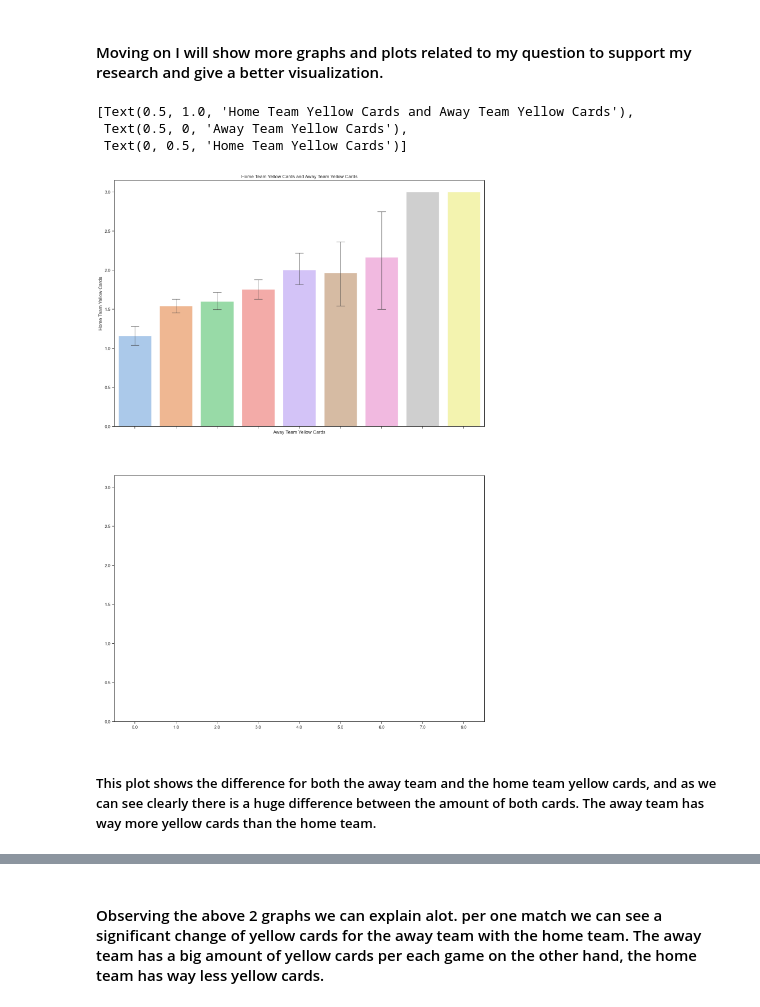
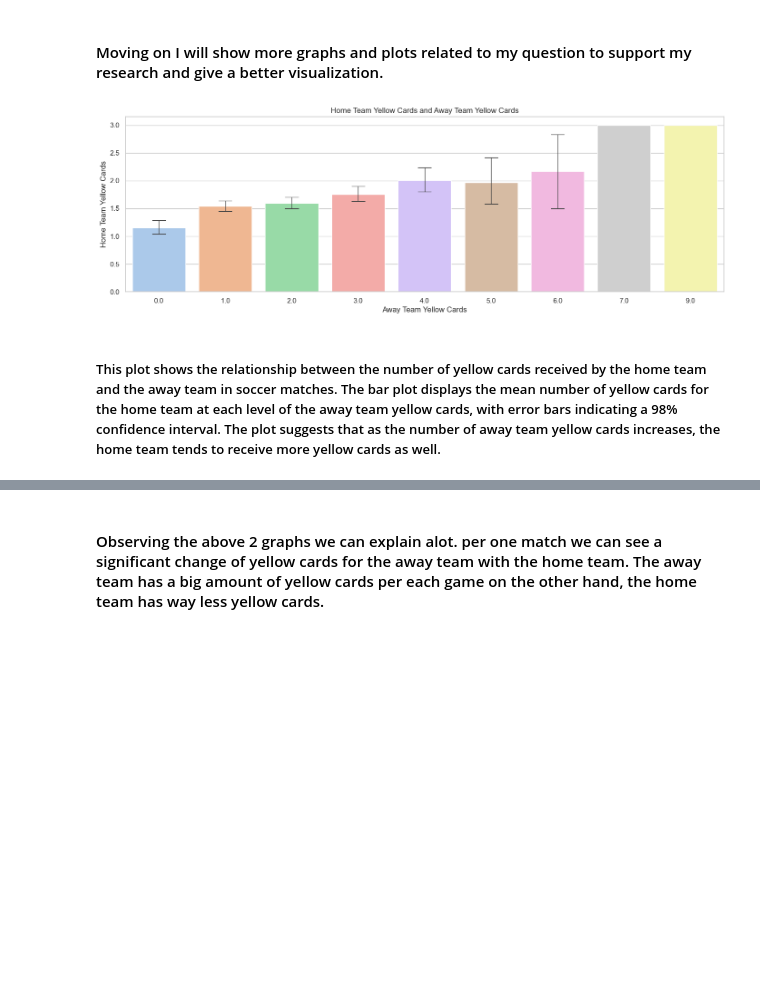
Before and after one commit to ubco-W2022T2-data301/Group14, a Jupyter notebook: analysis/analysis1.ipynb, the cells around one changed output, grey strips where cells are left out. Cells and saved outputs as stored; diff of their text form; code cells hidden in the pictures; blank space fills up the shorter version.

```diff
--- a/analysis/analysis1.ipynb
+++ b/analysis/analysis1.ipynb
@@ -254,17 +254,20 @@ df_subset.dropna(inplace=True)
 df_subset.rename(columns={'old_name': 'new_name'}, inplace=True)
 df_cleaned = df_subset[['Away Team Yellow Cards', 'Home Team Yellow Cards']]
 # %%
-fig, axes = plt.subplots(2, 1, figsize=(17, 25), sharex=True, sharey = True)
+fig, axes = plt.subplots(2, 1, figsize=(17, 10), sharex=False, sharey = False)
 sns.set_theme('notebook', "whitegrid", palette = "pastel")
 
 sns.barplot(ax=axes[0],x="Away Team Yellow Cards", y = "Home Team Yellow Cards", errorbar = ("ci", 98), errwidth = .95, capsize = .20,
             data=df_cleaned).set(title = "Home Team Yellow Cards and Away Team Yellow Cards", xlabel = "Away Team Yellow Cards", ylabel = "Home Team Yellow Cards")
+plt.subplots_adjust(hspace=0)
+
+if len(axes) == 2:
+    # Remove the empty axis
+    fig.delaxes(axes[1])
+plt.show()
 # %% [output]
-[Text(0.5, 1.0, 'Home Team Yellow Cards and Away Team Yellow Cards'),
- Text(0.5, 0, 'Away Team Yellow Cards'),
- Text(0, 0.5, 'Home Team Yellow Cards')]
-[figure, old version]
+[figure, new version]
-# %% [markdown]
-##### This plot shows the difference for both the away team and the home team yellow cards, and as we can see clearly there is a huge difference between the amount of both cards. The away team has way more yellow cards than the home team.
+# %% [markdown]
+##### This plot shows the relationship between the number of yellow cards received by the home team and the away team in soccer matches. The bar plot displays the mean number of yellow cards for the home team at each level of the away team yellow cards, with error bars indicating a 98% confidence interval. The plot suggests that as the number of away team yellow cards increases, the home team tends to receive more yellow cards as well.
 # %%
 sns.set_theme('notebook', "whitegrid", palette = "pastel")
```
Also changed, not shown: parts of 11 cells of this notebook.
